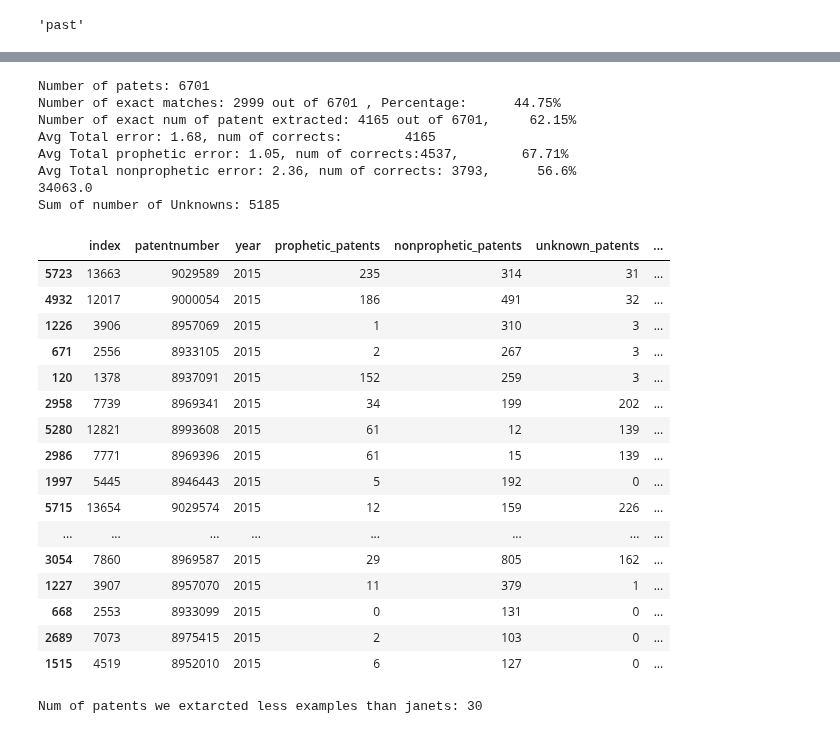
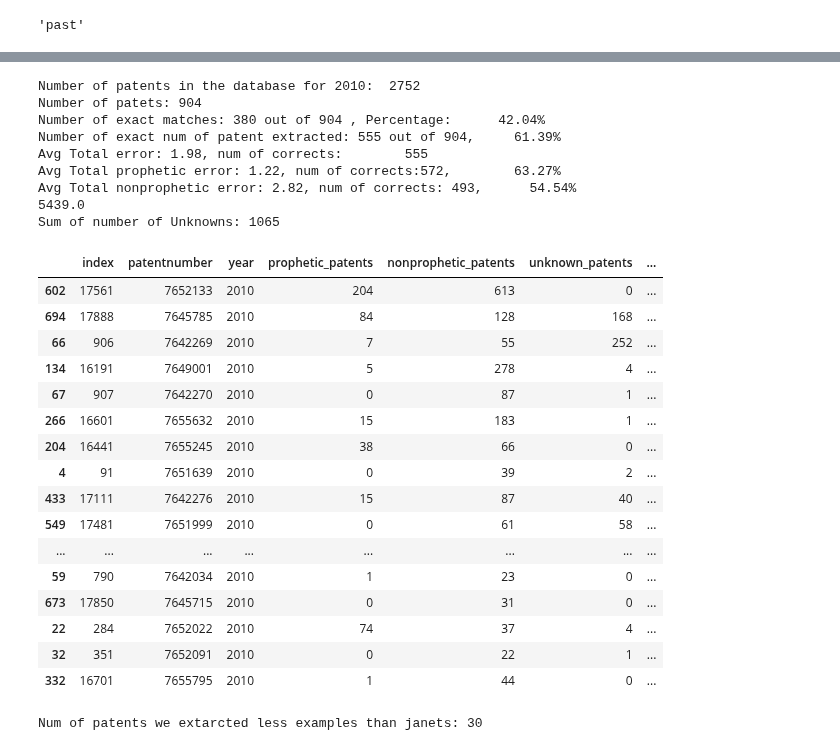
Before and after one commit to AmirMohammadiKarbalaei/prophetic_patents, a Jupyter notebook: notebooks/freilich_test_set.ipynb, the cells around one changed output, grey strips where cells are left out. Drawn from its saved outputs; the diff is of its cells as text; code cells hidden in the pictures.

```diff
--- a/notebooks/freilich_test_set.ipynb
+++ b/notebooks/freilich_test_set.ipynb
@@ -237,7 +237,7 @@ analyze_sentence_tense("".join((examples[25]["content"])))
 # df = read_xlsb_file()
 
 # df[df.issueyear == 2012].to_csv("freilichdataet_2012.csv")
-df2 = pd.read_csv("freilichdataet_2015.csv")
+df2 = pd.read_csv("freilichdataet_2010.csv")
 df2["patentnumber"] = df2["patentnumber"].astype(str).transform(lambda x: x.replace(".0", ""))
 df2["patentnumber"] = df2["patentnumber"].apply(remove_leadiong_zeros)
 print(f"Number of patents:{len(df2)}")
@@ -273,6 +416,7 @@ def test_algorithm(year):
     # Execute query and fetch results
     stats = cursor.execute("select * from patent_statistics").fetchall()
     stats_df = pd.DataFrame(stats, columns=["index", "patentnumber","year", "prophetic_patents", "nonprophetic_patents","unknown_patents","mixed_tense_percentage","all_proph","some_proph","no_proph"])
+    print(f"Number of patents in the database for {year}:  {len(stats_df[stats_df.year == year])}")
     conn.close()
 
     df_year = df2[df2.issueyear == year][["patentnumber","prophetic","nonprophetic","issueyear"]]
@@ -305,58 +449,59 @@ def test_algorithm(year):
     print(f"Avg Total prophetic error: {round(df_check['prophetic_error'].mean(),2)}, num of corrects:{df_check[df_check['prophetic_error'] == 0].shape[0]},        {round((same_proph_as_janet/len(df_check))*100,2)}%")
     print(f"Avg Total nonprophetic error: {round(df_check['nonprophetic_error'].mean(),2)}, num of corrects: {df_check[df_check['nonprophetic_error'] == 0].shape[0]},      {round((same_nonproph_as_janet/len(df_check))*100,2)}%")
     print(f"{df_check['Sum_error'].sum()}")
     print(f"Sum of number of Unknowns: {df_check['unknown_patents'].sum()}")
     return df_check
-df_check = test_algorithm(2015)
+df_check = test_algorithm(2010)
 df_check.sort_values("Sum_error",ascending=False).head(20)
 # 2011
 # 943
 # Number of exact matches: 628 out of 943 , Percentage: 66.59597030752916
 # Number of exact num of patent extracted: 796 out of 943
 # Avg Total error: 1.6246023329798516, num of corrects:  796
 # Avg Total prophetic error: 1.1018027571580065, num of corrects: 721
 # Avg Total nonprophetic error: 2.482502651113468, num of corrects: 631
 # 4912.0
 # Sum of number of Unknowns: 1065
 # Number of patets with experiments extracted 943
 
 
 # 2015
 # 996
 # Number of exact matches: 636 out of 996 , Percentage: 63.85542168674698
 # Number of exact num of patent extracted: 828 out of 996
 # Avg Total error: 0.7710843373493976, num of corrects:  828
 # Avg Total prophetic error: 1.3744979919678715, num of corrects: 736
 # Avg Total nonprophetic error: 2.0973895582329316, num of corrects: 642
 # 4226.0
 # Sum of number of Unknowns: 461
 # Number of patets with experiments extracted 996
 # %% [output]
-Number of patets: 6701
-Number of exact matches: 2999 out of 6701 , Percentage:      44.75%
-Number of exact num of patent extracted: 4165 out of 6701,     62.15%
-Avg Total error: 1.68, num of corrects:        4165
-Avg Total prophetic error: 1.05, num of corrects:4537,        67.71%
-Avg Total nonprophetic error: 2.36, num of corrects: 3793,      56.6%
-34063.0
-Sum of number of Unknowns: 5185
+Number of patents in the database for 2010:  2752
+Number of patets: 904
+Number of exact matches: 380 out of 904 , Percentage:      42.04%
+Number of exact num of patent extracted: 555 out of 904,     61.39%
+Avg Total error: 1.98, num of corrects:        555
+Avg Total prophetic error: 1.22, num of corrects:572,        63.27%
+Avg Total nonprophetic error: 2.82, num of corrects: 493,      54.54%
+5439.0
+Sum of number of Unknowns: 1065
 |  | index | patentnumber | year | prophetic_patents | nonprophetic_patents | unknown_patents | ... |
-| 5723 | 13663 | 9029589 | 2015 | 235 | 314 | 31 | ... |
-| 4932 | 12017 | 9000054 | 2015 | 186 | 491 | 32 | ... |
-| 1226 | 3906 | 8957069 | 2015 | 1 | 310 | 3 | ... |
-| 671 | 2556 | 8933105 | 2015 | 2 | 267 | 3 | ... |
-| 120 | 1378 | 8937091 | 2015 | 152 | 259 | 3 | ... |
-| 2958 | 7739 | 8969341 | 2015 | 34 | 199 | 202 | ... |
-| 5280 | 12821 | 8993608 | 2015 | 61 | 12 | 139 | ... |
-| 2986 | 7771 | 8969396 | 2015 | 61 | 15 | 139 | ... |
-| 1997 | 5445 | 8946443 | 2015 | 5 | 192 | 0 | ... |
-| 5715 | 13654 | 9029574 | 2015 | 12 | 159 | 226 | ... |
+| 602 | 17561 | 7652133 | 2010 | 204 | 613 | 0 | ... |
+| 694 | 17888 | 7645785 | 2010 | 84 | 128 | 168 | ... |
+| 66 | 906 | 7642269 | 2010 | 7 | 55 | 252 | ... |
+| 134 | 16191 | 7649001 | 2010 | 5 | 278 | 4 | ... |
+| 67 | 907 | 7642270 | 2010 | 0 | 87 | 1 | ... |
+| 266 | 16601 | 7655632 | 2010 | 15 | 183 | 1 | ... |
+| 204 | 16441 | 7655245 | 2010 | 38 | 66 | 0 | ... |
+| 4 | 91 | 7651639 | 2010 | 0 | 39 | 2 | ... |
+| 433 | 17111 | 7642276 | 2010 | 15 | 87 | 40 | ... |
+| 549 | 17481 | 7651999 | 2010 | 0 | 61 | 58 | ... |
 | ... | ... | ... | ... | ... | ... | ... | ... |
-| 3054 | 7860 | 8969587 | 2015 | 29 | 805 | 162 | ... |
-| 1227 | 3907 | 8957070 | 2015 | 11 | 379 | 1 | ... |
-| 668 | 2553 | 8933099 | 2015 | 0 | 131 | 0 | ... |
-| 2689 | 7073 | 8975415 | 2015 | 2 | 103 | 0 | ... |
-| 1515 | 4519 | 8952010 | 2015 | 6 | 127 | 0 | ... |
+| 59 | 790 | 7642034 | 2010 | 1 | 23 | 0 | ... |
+| 673 | 17850 | 7645715 | 2010 | 0 | 31 | 0 | ... |
+| 22 | 284 | 7652022 | 2010 | 74 | 37 | 4 | ... |
+| 32 | 351 | 7652091 | 2010 | 0 | 22 | 1 | ... |
+| 332 | 16701 | 7655795 | 2010 | 1 | 44 | 0 | ... |
 # %%
 print(f"Num of patents we extarcted less examples than janets: {len(df_check[(df_check.Total_Extracted<df_check.Total_Freilich)])}")
 df_check[(df_check.Total_Extracted<df_check.Total_Freilich)]
```
Also changed, not shown: parts of 4 cells of this notebook, 10 other files.
